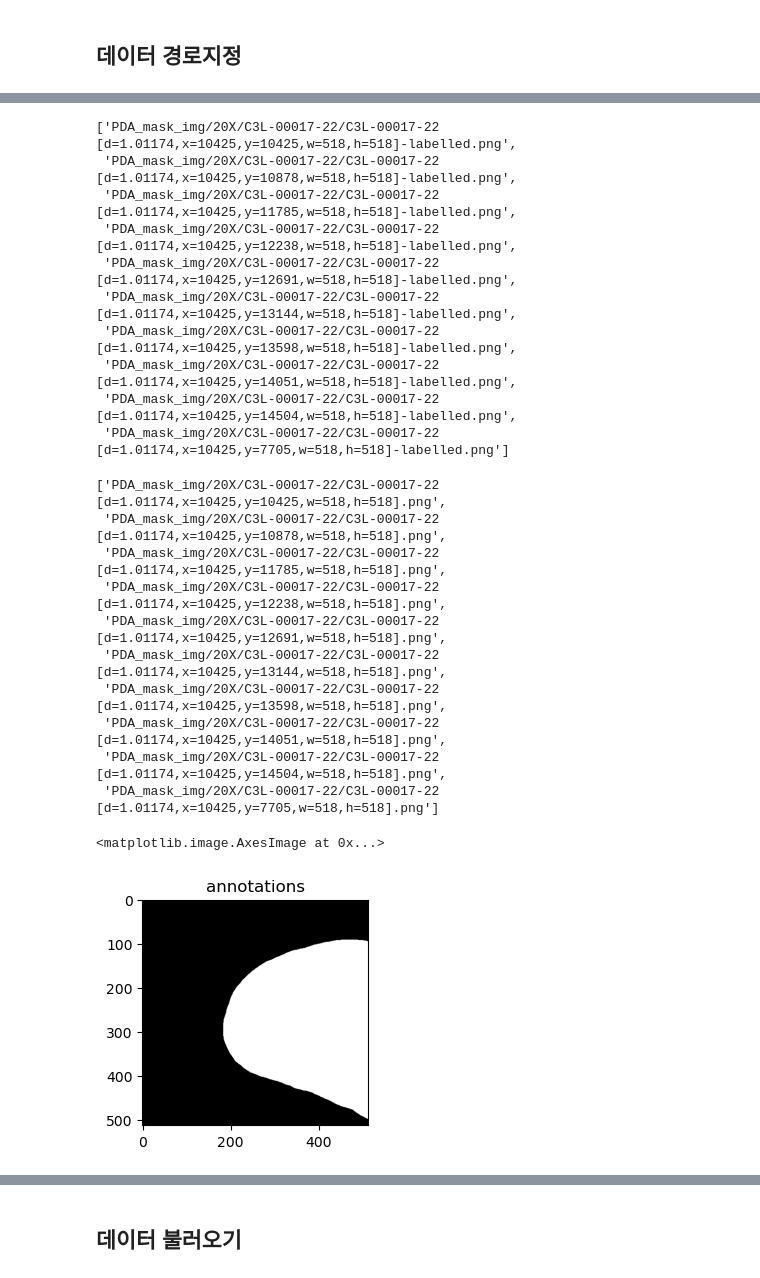
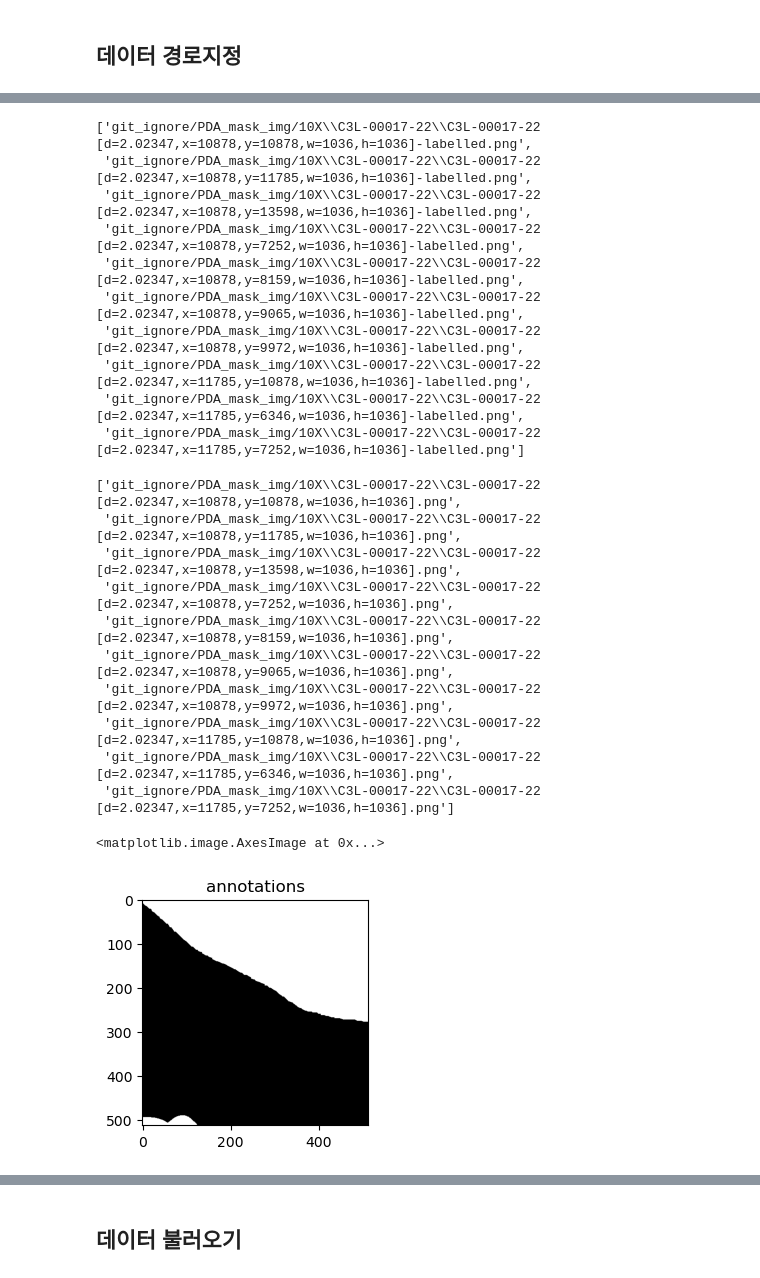
Before and after one commit to moksu27/PDAC_pathological_image_segmentation, a Jupyter notebook: U-net_segmentation.ipynb, the cells around one changed output, grey strips where cells are left out. Cells and saved outputs as stored; diff of their text form; code cells hidden in the pictures.

```diff
--- a/U-net_segmentation.ipynb
+++ b/U-net_segmentation.ipynb
@@ -36,6 +48,6 @@ seed_everything(CFG['SEED']) # Seed 고정
 # %% [markdown]
 ## 데이터 경로지정
 # %%
-path_list = sorted(glob.glob("PDA_mask_img/20X/**/*.png"))
+path_list = sorted(glob.glob("git_ignore/PDA_mask_img/10X/**/*.png"))
 path_list[:10]
 # %% [output]
@@ -53,36 +65,36 @@ path_list[:10]
 mask_path = path_list[0::2]
 mask_path[:10]
 # %% [output]
-['PDA_mask_img/20X/C3L-00017-22/C3L-00017-22 [d=1.01174,x=10425,y=10425,w=518,h=518]-labelled.png',
- 'PDA_mask_img/20X/C3L-00017-22/C3L-00017-22 [d=1.01174,x=10425,y=10878,w=518,h=518]-labelled.png',
- 'PDA_mask_img/20X/C3L-00017-22/C3L-00017-22 [d=1.01174,x=10425,y=11785,w=518,h=518]-labelled.png',
- 'PDA_mask_img/20X/C3L-00017-22/C3L-00017-22 [d=1.01174,x=10425,y=12238,w=518,h=518]-labelled.png',
- 'PDA_mask_img/20X/C3L-00017-22/C3L-00017-22 [d=1.01174,x=10425,y=12691,w=518,h=518]-labelled.png',
- 'PDA_mask_img/20X/C3L-00017-22/C3L-00017-22 [d=1.01174,x=10425,y=13144,w=518,h=518]-labelled.png',
- 'PDA_mask_img/20X/C3L-00017-22/C3L-00017-22 [d=1.01174,x=10425,y=13598,w=518,h=518]-labelled.png',
- 'PDA_mask_img/20X/C3L-00017-22/C3L-00017-22 [d=1.01174,x=10425,y=14051,w=518,h=518]-labelled.png',
- 'PDA_mask_img/20X/C3L-00017-22/C3L-00017-22 [d=1.01174,x=10425,y=14504,w=518,h=518]-labelled.png',
- 'PDA_mask_img/20X/C3L-00017-22/C3L-00017-22 [d=1.01174,x=10425,y=7705,w=518,h=518]-labelled.png']
+['git_ignore/PDA_mask_img/10X\\C3L-00017-22\\C3L-00017-22 [d=2.02347,x=10878,y=10878,w=1036,h=1036]-labelled.png',
+ 'git_ignore/PDA_mask_img/10X\\C3L-00017-22\\C3L-00017-22 [d=2.02347,x=10878,y=11785,w=1036,h=1036]-labelled.png',
+ 'git_ignore/PDA_mask_img/10X\\C3L-00017-22\\C3L-00017-22 [d=2.02347,x=10878,y=13598,w=1036,h=1036]-labelled.png',
+ 'git_ignore/PDA_mask_img/10X\\C3L-00017-22\\C3L-00017-22 [d=2.02347,x=10878,y=7252,w=1036,h=1036]-labelled.png',
+ 'git_ignore/PDA_mask_img/10X\\C3L-00017-22\\C3L-00017-22 [d=2.02347,x=10878,y=8159,w=1036,h=1036]-labelled.png',
+ 'git_ignore/PDA_mask_img/10X\\C3L-00017-22\\C3L-00017-22 [d=2.02347,x=10878,y=9065,w=1036,h=1036]-labelled.png',
+ 'git_ignore/PDA_mask_img/10X\\C3L-00017-22\\C3L-00017-22 [d=2.02347,x=10878,y=9972,w=1036,h=1036]-labelled.png',
+ 'git_ignore/PDA_mask_img/10X\\C3L-00017-22\\C3L-00017-22 [d=2.02347,x=11785,y=10878,w=1036,h=1036]-labelled.png',
+ 'git_ignore/PDA_mask_img/10X\\C3L-00017-22\\C3L-00017-22 [d=2.02347,x=11785,y=6346,w=1036,h=1036]-labelled.png',
+ 'git_ignore/PDA_mask_img/10X\\C3L-00017-22\\C3L-00017-22 [d=2.02347,x=11785,y=7252,w=1036,h=1036]-labelled.png']
 # %%
 img_path = path_list[1::2]
 img_path[:10]
 # %% [output]
-['PDA_mask_img/20X/C3L-00017-22/C3L-00017-22 [d=1.01174,x=10425,y=10425,w=518,h=518].png',
- 'PDA_mask_img/20X/C3L-00017-22/C3L-00017-22 [d=1.01174,x=10425,y=10878,w=518,h=518].png',
- 'PDA_mask_img/20X/C3L-00017-22/C3L-00017-22 [d=1.01174,x=10425,y=11785,w=518,h=518].png',
- 'PDA_mask_img/20X/C3L-00017-22/C3L-00017-22 [d=1.01174,x=10425,y=12238,w=518,h=518].png',
- 'PDA_mask_img/20X/C3L-00017-22/C3L-00017-22 [d=1.01174,x=10425,y=12691,w=518,h=518].png',
- 'PDA_mask_img/20X/C3L-00017-22/C3L-00017-22 [d=1.01174,x=10425,y=13144,w=518,h=518].png',
- 'PDA_mask_img/20X/C3L-00017-22/C3L-00017-22 [d=1.01174,x=10425,y=13598,w=518,h=518].png',
- 'PDA_mask_img/20X/C3L-00017-22/C3L-00017-22 [d=1.01174,x=10425,y=14051,w=518,h=518].png',
- 'PDA_mask_img/20X/C3L-00017-22/C3L-00017-22 [d=1.01174,x=10425,y=14504,w=518,h=518].png',
- 'PDA_mask_img/20X/C3L-00017-22/C3L-00017-22 [d=1.01174,x=10425,y=7705,w=518,h=518].png']
+['git_ignore/PDA_mask_img/10X\\C3L-00017-22\\C3L-00017-22 [d=2.02347,x=10878,y=10878,w=1036,h=1036].png',
+ 'git_ignore/PDA_mask_img/10X\\C3L-00017-22\\C3L-00017-22 [d=2.02347,x=10878,y=11785,w=1036,h=1036].png',
+ 'git_ignore/PDA_mask_img/10X\\C3L-00017-22\\C3L-00017-22 [d=2.02347,x=10878,y=13598,w=1036,h=1036].png',
+ 'git_ignore/PDA_mask_img/10X\\C3L-00017-22\\C3L-00017-22 [d=2.02347,x=10878,y=7252,w=1036,h=1036].png',
+ 'git_ignore/PDA_mask_img/10X\\C3L-00017-22\\C3L-00017-22 [d=2.02347,x=10878,y=8159,w=1036,h=1036].png',
+ 'git_ignore/PDA_mask_img/10X\\C3L-00017-22\\C3L-00017-22 [d=2.02347,x=10878,y=9065,w=1036,h=1036].png',
+ 'git_ignore/PDA_mask_img/10X\\C3L-00017-22\\C3L-00017-22 [d=2.02347,x=10878,y=9972,w=1036,h=1036].png',
+ 'git_ignore/PDA_mask_img/10X\\C3L-00017-22\\C3L-00017-22 [d=2.02347,x=11785,y=10878,w=1036,h=1036].png',
+ 'git_ignore/PDA_mask_img/10X\\C3L-00017-22\\C3L-00017-22 [d=2.02347,x=11785,y=6346,w=1036,h=1036].png',
+ 'git_ignore/PDA_mask_img/10X\\C3L-00017-22\\C3L-00017-22 [d=2.02347,x=11785,y=7252,w=1036,h=1036].png']
 # %%
-annotation = Image.open(mask_path[2])
+annotation = Image.open(mask_path[0])
 plt.subplot(1,2,1)
 plt.title("annotations")
 plt.imshow(annotation)
 # %% [output]
 <matplotlib.image.AxesImage at 0x...>
-[figure, old version]
+[figure, new version]
 # %%
```
Also changed, not shown: parts of 19 cells of this notebook.
